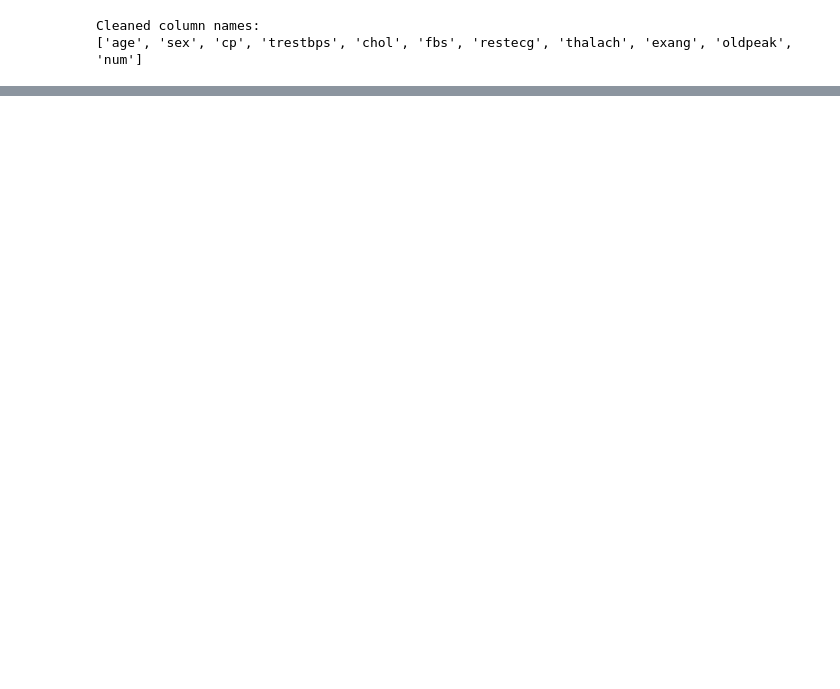
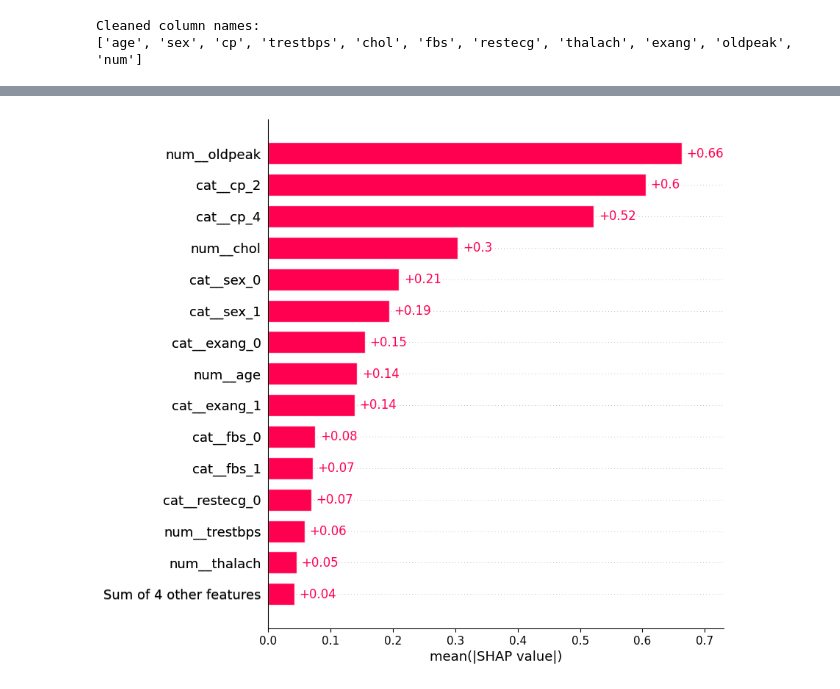
Before and after one commit to nirrahav/heart-attack-prediction-, a Jupyter notebook: heart-attack-prediction.ipynb, the cells around one changed output, grey strips where cells are left out. Saved outputs shown, nothing was run; the diff lists cells and outputs as text; code cells hidden in the pictures; blank space fills up the shorter version.

```diff
--- a/heart-attack-prediction.ipynb
+++ b/heart-attack-prediction.ipynb
@@ -150,0 +425,5 @@ Baseline accuracy: 0.639
+# %%
+# Bar: mean(|SHAP|) per feature
+shap.plots.bar(shap_values, max_display=15)
+# %% [output]
+[figure, added]
```
Also changed, not shown: parts of 26 cells of this notebook.
